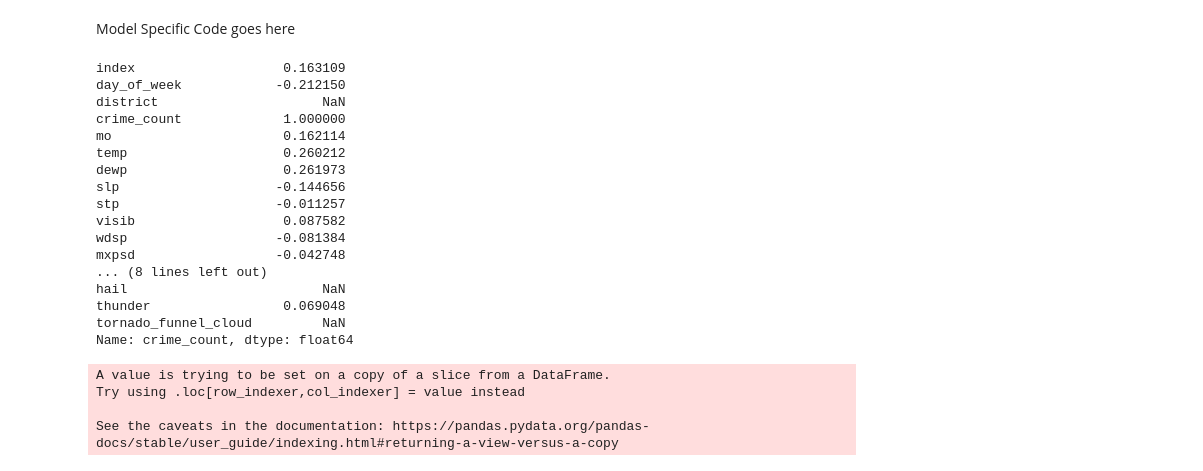
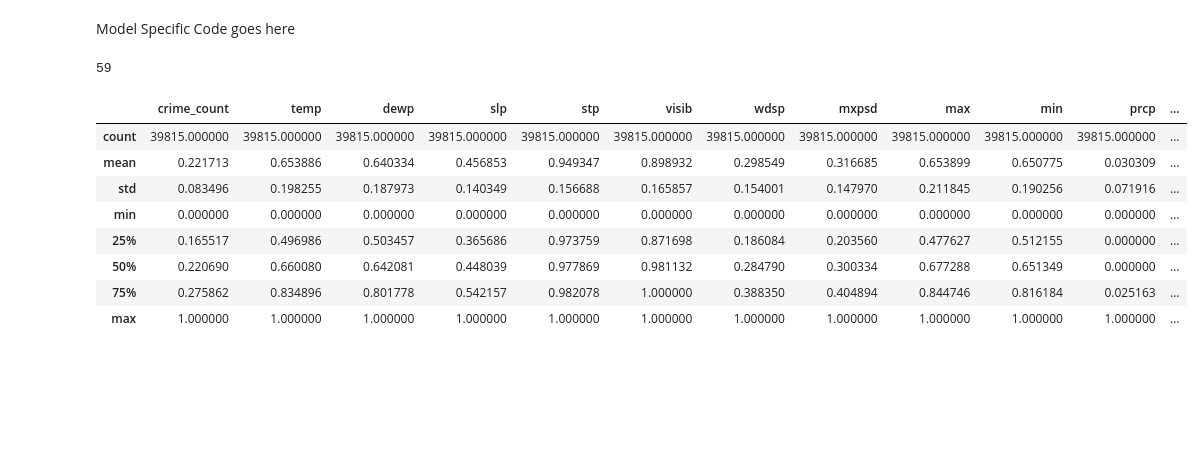
Before and after one commit to MattIzon/16010269_DataAnalytics, a Jupyter notebook: DNN/Model1.ipynb, the cells around one changed output. Saved outputs shown, nothing was run; the diff lists cells and outputs as text; code cells hidden in the pictures; blank space fills up the shorter version.

```diff
--- a/DNN/Model1.ipynb
+++ b/DNN/Model1.ipynb
@@ -48,35 +49,6 @@ def denormalise(df, params, column_list):
 def flat_list(nested_list):
   return [value for sublist in nested_list for value in sublist]
 # %%
-generic = pd.read_csv('https://raw.githubusercontent.com/MattIzon/16010269_DataAnalytics/main/LR/Districts/1/generic_set_district1.0.csv')
+generic = pd.read_csv('https://raw.githubusercontent.com/MattIzon/16010269_DataAnalytics/main/DNN/DNN_generic_set.csv')
 # %% [markdown]
 Model Specific Code goes here
-# %%
-generic.corr()['crime_count']
-# %% [output]
-index                   0.163109
-day_of_week            -0.212150
-district                     NaN
-crime_count             1.000000
-mo                      0.162114
-temp                    0.260212
-dewp                    0.261973
-slp                    -0.144656
-stp                    -0.011257
-visib                   0.087582
-wdsp                   -0.081384
-mxpsd                  -0.042748
-... (8 lines left out)
-hail                         NaN
-thunder                 0.069048
-tornado_funnel_cloud         NaN
-Name: crime_count, dtype: float64
-# %%
-columns = ['day_of_week', 'temp', 'sndp', 'crime_count']
-data = generic[columns]
-scale_params = normalise(data, columns)
-# %% [output]
-A value is trying to be set on a copy of a slice from a DataFrame.
-Try using .loc[row_indexer,col_indexer] = value instead
-
-See the caveats in the documentation: https://pandas.pydata.org/pandas-docs/stable/user_guide/indexing.html#returning-a-view-versus-a-copy
@@ -83,2 +63,18 @@ See the caveats in the documentation: https://pandas.pydata.org/pandas-docs/stab
+# %%
+len(data.columns)
+# %% [output]
+59
+# %%
+data.describe()
+# %% [output]
+|  | crime_count | temp | dewp | slp | stp | visib | wdsp | mxpsd | max | min | prcp | ... |
+| count | 39815.000000 | 39815.000000 | 39815.000000 | 39815.000000 | 39815.000000 | 39815.000000 | 39815.000000 | 39815.000000 | 39815.000000 | 39815.000000 | 39815.000000 | ... |
+| mean | 0.221713 | 0.653886 | 0.640334 | 0.456853 | 0.949347 | 0.898932 | 0.298549 | 0.316685 | 0.653899 | 0.650775 | 0.030309 | ... |
+| std | 0.083496 | 0.198255 | 0.187973 | 0.140349 | 0.156688 | 0.165857 | 0.154001 | 0.147970 | 0.211845 | 0.190256 | 0.071916 | ... |
+| min | 0.000000 | 0.000000 | 0.000000 | 0.000000 | 0.000000 | 0.000000 | 0.000000 | 0.000000 | 0.000000 | 0.000000 | 0.000000 | ... |
+| 25% | 0.165517 | 0.496986 | 0.503457 | 0.365686 | 0.973759 | 0.871698 | 0.186084 | 0.203560 | 0.477627 | 0.512155 | 0.000000 | ... |
+| 50% | 0.220690 | 0.660080 | 0.642081 | 0.448039 | 0.977869 | 0.981132 | 0.284790 | 0.300334 | 0.677288 | 0.651349 | 0.000000 | ... |
+| 75% | 0.275862 | 0.834896 | 0.801778 | 0.542157 | 0.982078 | 1.000000 | 0.388350 | 0.404894 | 0.844746 | 0.816184 | 0.025163 | ... |
+| max | 1.000000 | 1.000000 | 1.000000 | 1.000000 | 1.000000 | 1.000000 | 1.000000 | 1.000000 | 1.000000 | 1.000000 | 1.000000 | ... |
 # %%
 # Seperate train / eval predictors / targets
```
Also changed, not shown: parts of 10 cells of this notebook.
